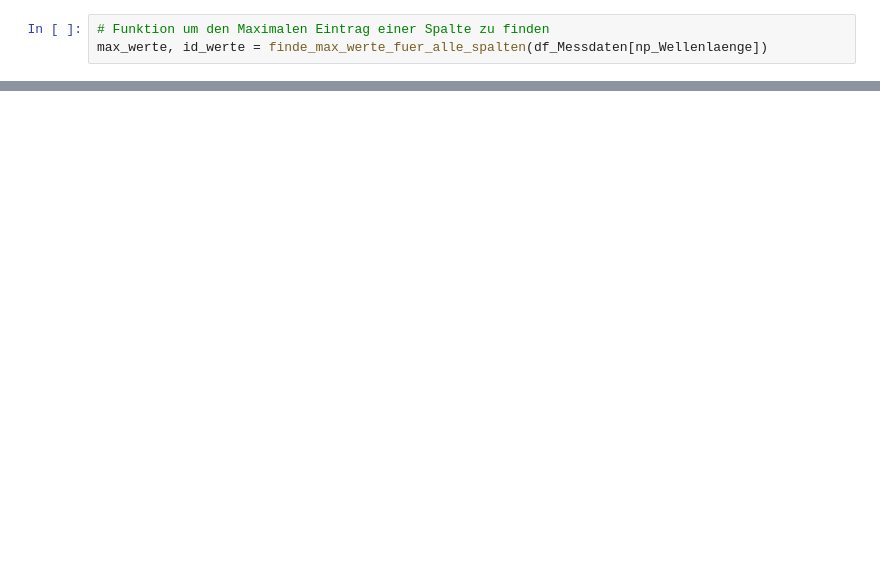
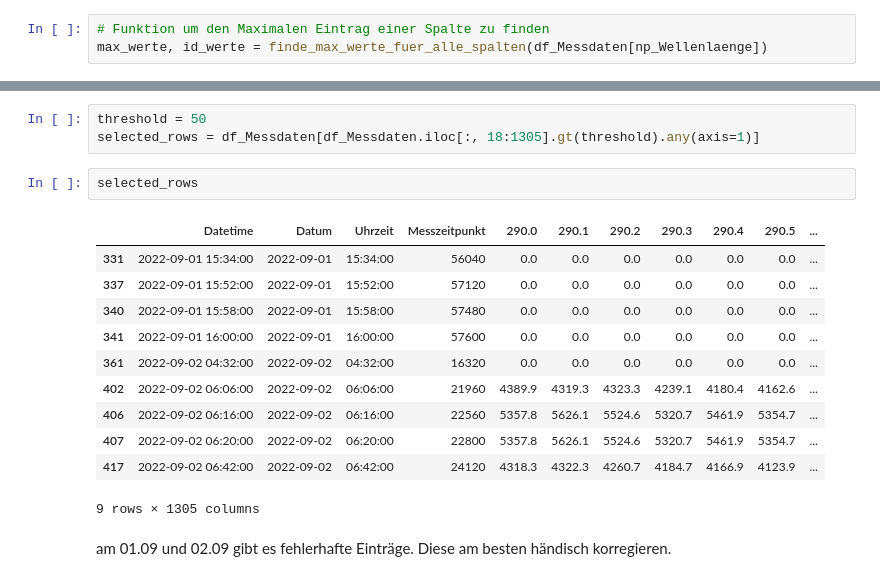
Before and after one commit to rjanow/Masterarbeit, a Jupyter notebook: UV_Measurement_to_CSV.ipynb, the cells around one changed output, grey strips where cells are left out. Saved outputs shown, nothing was run; the diff lists cells and outputs as text; blank space fills up the shorter version.

```diff
--- a/UV_Measurement_to_CSV.ipynb
+++ b/UV_Measurement_to_CSV.ipynb
@@ -347,0 +358,19 @@ plt.plot(schluessel_id, werte_id)
+# %%
+threshold = 50
+selected_rows = df_Messdaten[df_Messdaten.iloc[:, 18:1305].gt(threshold).any(axis=1)]
+# %%
+selected_rows
+# %% [output]
+|  | Datetime | Datum | Uhrzeit | Messzeitpunkt | 290.0 | 290.1 | 290.2 | 290.3 | 290.4 | 290.5 | ... |
+| 331 | 2022-09-01 15:34:00 | 2022-09-01 | 15:34:00 | 56040 | 0.0 | 0.0 | 0.0 | 0.0 | 0.0 | 0.0 | ... |
+| 337 | 2022-09-01 15:52:00 | 2022-09-01 | 15:52:00 | 57120 | 0.0 | 0.0 | 0.0 | 0.0 | 0.0 | 0.0 | ... |
+| 340 | 2022-09-01 15:58:00 | 2022-09-01 | 15:58:00 | 57480 | 0.0 | 0.0 | 0.0 | 0.0 | 0.0 | 0.0 | ... |
+| 341 | 2022-09-01 16:00:00 | 2022-09-01 | 16:00:00 | 57600 | 0.0 | 0.0 | 0.0 | 0.0 | 0.0 | 0.0 | ... |
+| 361 | 2022-09-02 04:32:00 | 2022-09-02 | 04:32:00 | 16320 | 0.0 | 0.0 | 0.0 | 0.0 | 0.0 | 0.0 | ... |
+| 402 | 2022-09-02 06:06:00 | 2022-09-02 | 06:06:00 | 21960 | 4389.9 | 4319.3 | 4323.3 | 4239.1 | 4180.4 | 4162.6 | ... |
+| 406 | 2022-09-02 06:16:00 | 2022-09-02 | 06:16:00 | 22560 | 5357.8 | 5626.1 | 5524.6 | 5320.7 | 5461.9 | 5354.7 | ... |
+| 407 | 2022-09-02 06:20:00 | 2022-09-02 | 06:20:00 | 22800 | 5357.8 | 5626.1 | 5524.6 | 5320.7 | 5461.9 | 5354.7 | ... |
+| 417 | 2022-09-02 06:42:00 | 2022-09-02 | 06:42:00 | 24120 | 4318.3 | 4322.3 | 4260.7 | 4184.7 | 4166.9 | 4123.9 | ... |
+9 rows × 1305 columns
+# %% [markdown]
+am 01.09 und 02.09 gibt es fehlerhafte Einträge. Diese am besten händisch korregieren.
```
Also changed, not shown: parts of 17 cells of this notebook.
